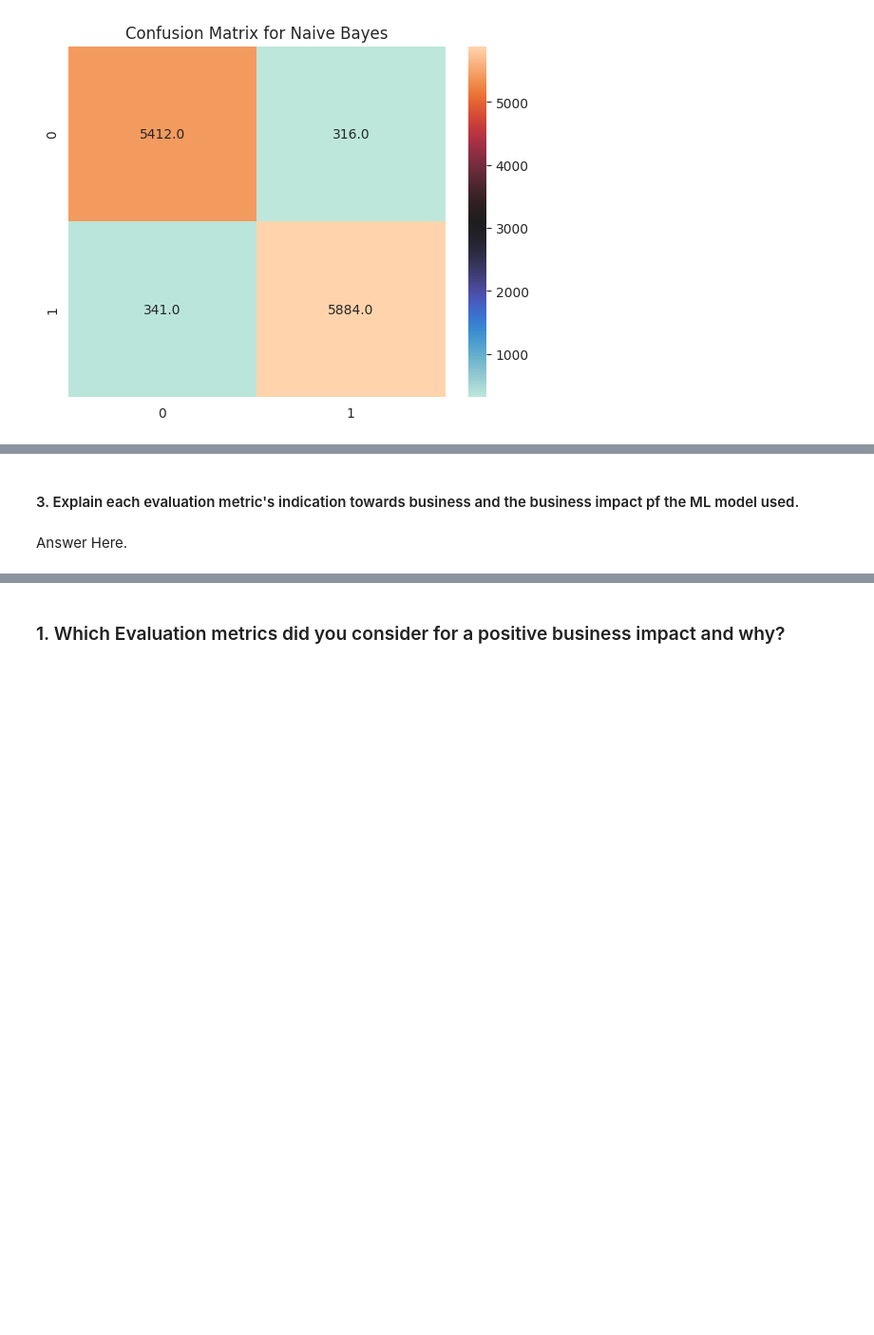
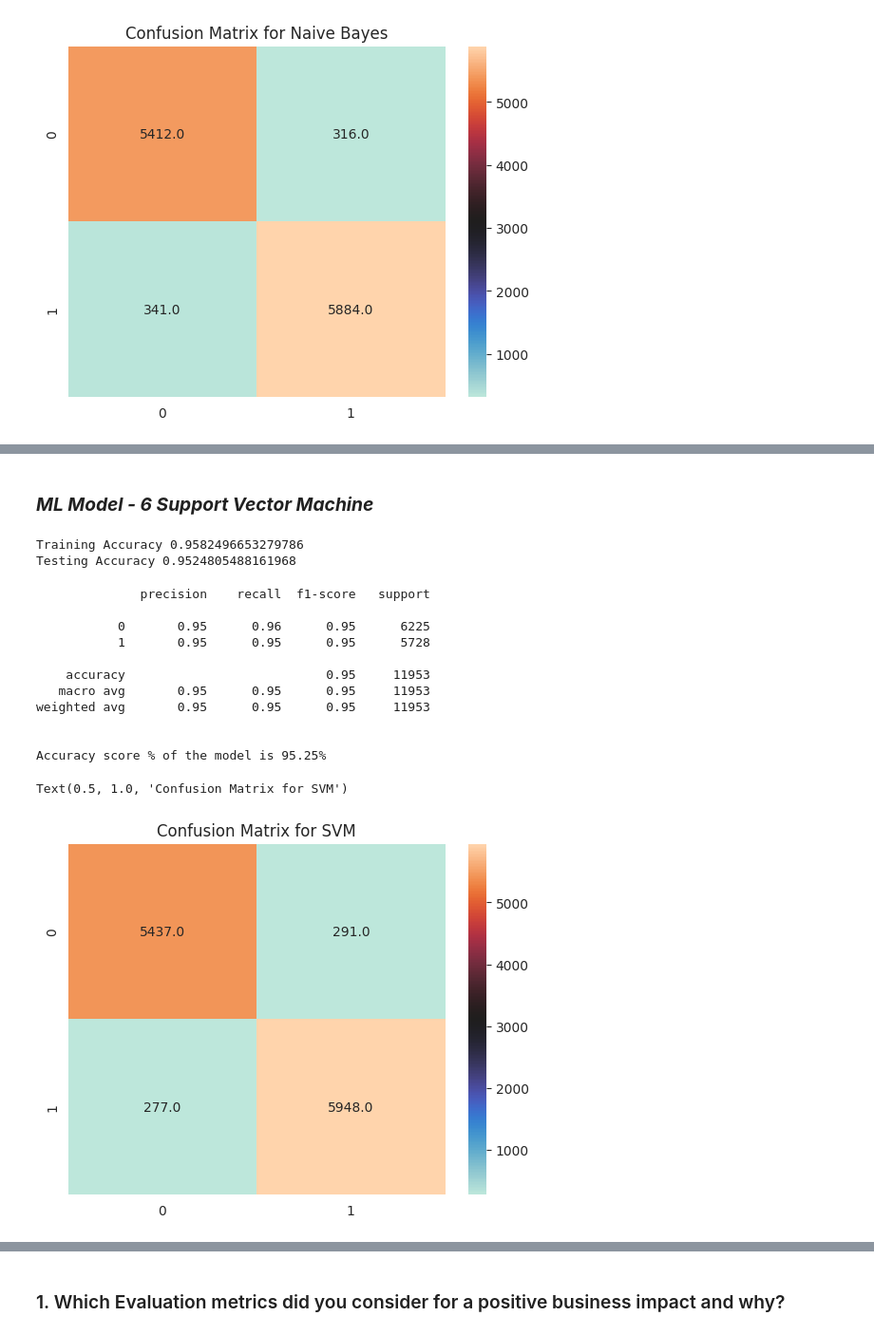
Before and after one commit to vedanttule134/Airline-Passenger-Referral-Prediction, a Jupyter notebook: Airline_Passenger_Referral_Prediction.ipynb, the cells around one changed output, grey strips where cells are left out. Shown at 95% size. Saved outputs shown, nothing was run; the diff lists cells and outputs as text; code cells hidden in the pictures; blank space fills up the shorter version.

```diff
--- a/Airline_Passenger_Referral_Prediction.ipynb
+++ b/Airline_Passenger_Referral_Prediction.ipynb
@@ -1427,4 +1366,39 @@ Answer Here.
-# %% [markdown]
-#### 3. Explain each evaluation metric's indication towards business and the business impact pf the ML model used.
-# %% [markdown]
-Answer Here.
+# %% [markdown]
+### ***ML Model - 6 Support Vector Machine***
+# %%
+#supprt vector machine using kernel as linear
+svc= SVC(kernel = 'linear')
+svc.fit(X_train,y_train)
+
+train_score_9 = svc.score(X_train,y_train)
+test_score_9 = svc.score(X_test,y_test)
+
+print("Training Accuracy", train_score_9)
+print("Testing Accuracy",test_score_9)
+# %% [output]
+Training Accuracy 0.9582496653279786
+Testing Accuracy 0.9524805488161968
+# %%
+#Predict The model
+pred_value = svc.predict(X_test)
+# %%
+print(metrics.classification_report(y_test,pred_value))
+cm = confusion_matrix(y_test,pred_value,labels=[1,0])
+
+print(f'\nAccuracy score % of the model is {round(accuracy_score(y_test,pred_value)*100,2)}%\n')
+sns.heatmap(cm, annot=True, fmt = ".1f",cmap='icefire')
+plt.title('Confusion Matrix for SVM')
+# %% [output]
+              precision    recall  f1-score   support
+
+           0       0.95      0.96      0.95      6225
+           1       0.95      0.95      0.95      5728
+
+    accuracy                           0.95     11953
+   macro avg       0.95      0.95      0.95     11953
+weighted avg       0.95      0.95      0.95     11953
+
+
+Accuracy score % of the model is 95.25%
+Text(0.5, 1.0, 'Confusion Matrix for SVM')
+[figure, added]
```
Also changed, not shown: parts of 60 cells of this notebook.
